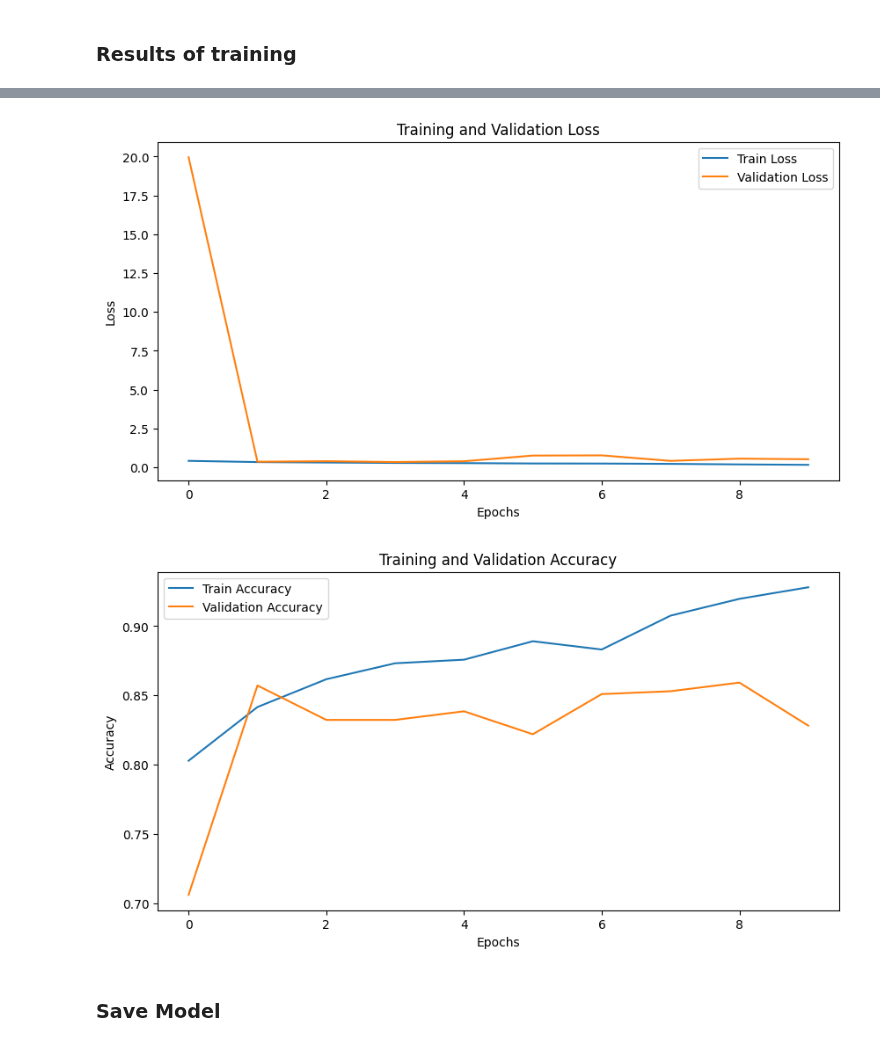
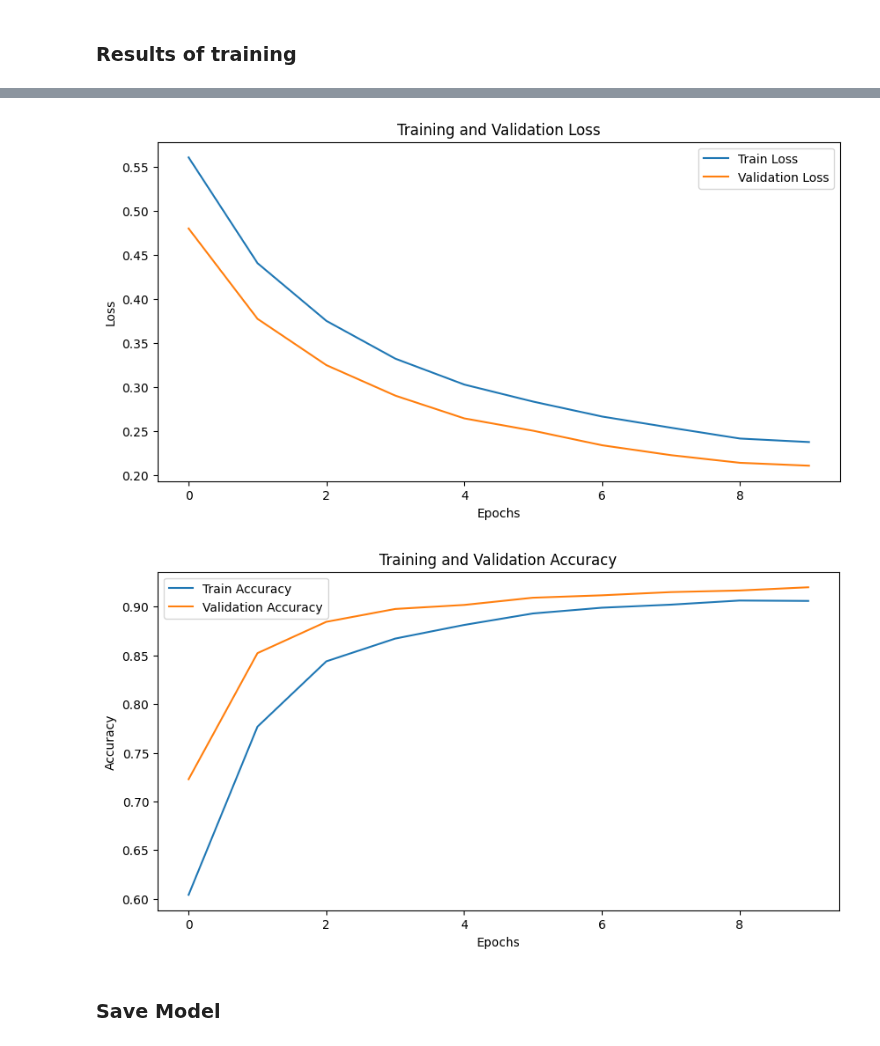
Before and after one commit to Xspencer6/ProjectDesignApplication, a Jupyter notebook: CNNmodel_visual.ipynb, the cells around one changed output, grey strips where cells are left out. Saved outputs shown, nothing was run; the diff lists cells and outputs as text; code cells hidden in the pictures.

```diff
--- a/CNNmodel_visual.ipynb
+++ b/CNNmodel_visual.ipynb
@@ -53,7 +54,7 @@ test_data['image_path'] = test_data['filename'].apply(lambda x: str(Path(r"C:\Us
 valid_data['image_path'] = valid_data['filename'].apply(lambda x: str(Path(r"C:\Users\spenc\projects\Ceramic Tiles Defect Classification [PROJECT DESIGN]\VISUAL DEFECTS\Ceramic Tile Surface Defects.v1-version-1.multiclass\valid") / x))
 # %%
 def one_hot_labels(row):
-    return torch.tensor([row['crack'], row['scratch'], row['stain']], dtype=torch.float32)
+    return torch.tensor([row['crack'], row['normal'], row['scratch'], row['stain']], dtype=torch.float32)
 
 train_data['labels'] = train_data.apply(one_hot_labels, axis=1)
 test_data['labels']= test_data.apply(one_hot_labels, axis=1)
@@ -184,11 +193,17 @@ def create_inception_model(num_classes):
 ### ResNet Model
 # %%
 def create_resnet_model(num_classes):
-    resnet_model = models.resnet18(pretrained=True)
+    resnet_model = models.resnet18(weights=models.ResNet18_Weights.DEFAULT) # pre-trained
     num_features = resnet_model.fc.in_features
     resnet_model.fc = nn.Sequential(
         nn.Linear(num_features, num_classes)
     )
+
+    # Freeze layers
+    for name, param in resnet_model.named_parameters():
+        if 'fc' not in name:
+            param.requires_grad = False
+
     return resnet_model
 # %%
 from prettytable import PrettyTable
@@ -255,5 +316,5 @@ sample_train_model(resnet_model, train_loader=train_loader, criterion=criterion,
 # %%
-def train_model(model, train_loader, val_loader, criterion, optimizer, epochs, device):
+def train_resnet_model(model, train_loader, val_loader, criterion, optimizer, epochs, device):
     train_losses = []
     train_accuracies = []
     val_losses = []
@@ -266,7 +327,7 @@ def train_model(model, train_loader, val_loader, criterion, optimizer, epochs, d
         total = 0
 
         # Training Loop
-        for inputs, labels in train_loader:
+        for batch_idx, (inputs, labels) in enumerate(train_loader):
             inputs, labels = inputs.to(device, dtype=torch.float), labels.to(device, dtype=torch.float)
             optimizer.zero_grad()
 
@@ -301,6 +362,8 @@ def train_model(model, train_loader, val_loader, criterion, optimizer, epochs, d
 
                 val_loss += loss.item()
 
+                if batch_idx % 10 == 0:
+                    print(f"Epoch {epoch+1}, Batch {batch_idx}/{len(train_loader)}: Loss {loss.item():.4f}")
                 sigmoid_outputs = torch.sigmoid(outputs)
                 preds = (sigmoid_outputs > 0.3).float()
                 val_correct += (preds == labels).sum().item()  # Correct if all labels match
@@ -367,18 +581,18 @@ train_losses, train_accuracies, val_losses, val_accuracies = train_model(
 ### ResNet training
 # %%
 # Create model
-num_classes = 3
+num_classes = 4
 device = torch.device("cuda" if torch.cuda.is_available() else "cpu")
-resnet_model = create_resnet_model()
+resnet_model = create_resnet_model(num_classes)
 resnet_model = resnet_model.to(device)
 
 # Loss and optimizer
 criterion = nn.BCEWithLogitsLoss()
-optimizer = torch.optim.Adam(resnet_model.parameters(), lr=1e-3, weight_decay=1e-5)
+optimizer = torch.optim.Adam(resnet_model.parameters(), lr=1e-4, weight_decay=1e-5)
 
-
+start = time.time()
 # Training the model
-train_losses, train_accuracies, val_losses, val_accuracies = train_model(
+train_losses, train_accuracies, val_losses, val_accuracies = train_resnet_model(
     model=resnet_model,
     train_loader=train_loader,
     val_loader=valid_loader,
@@ -387,4 +601,6 @@ train_losses, train_accuracies, val_losses, val_accuracies = train_model(
     epochs=10,
     device=device
 )
+end = time.time()
+print(f"Resnet model training time: {end - start}")
 # %% [output]
@@ -402,12 +619,12 @@ Epoch 10/10 - Train Loss: 0.1543, Train Acc: 0.9280, Val Loss: 0.5146, Val Acc:
 ### Results of training
 # %%
 # Evaluating the model on the test set
-test_loss, test_accuracy = evaluate_model(
-    model=resnet_model,
-    test_loader=test_loader,
-    criterion=criterion,
-    device=device
-)
+# test_loss, test_accuracy = evaluate_model(
+#     model=resnet_model,
+#     test_loader=test_loader,
+#     criterion=criterion,
+#     device=device
+
 
 # Visualize results
 # Visualize training and validation performance
@@ -420,7 +637,7 @@ plt.xlabel('Epochs')
 plt.ylabel('Loss')
 plt.legend()
 plt.title('Training and Validation Loss')
-plt.savefig('2 - Training and Validation Loss')
+plt.savefig('Resnet18 - Training and Validation Loss')
 plt.show()
 
 # Plot Accuracy
@@ -431,6 +648,6 @@ plt.xlabel('Epochs')
 plt.ylabel('Accuracy')
 plt.legend()
 plt.title('Training and Validation Accuracy')
-plt.savefig('2 - Training and Validation Accuracy')
+plt.savefig('Resnet18 - Training and Validation Accuracy')
 plt.show()
 # %% [output]
@@ -438,4 +654,4 @@ Test Loss: 0.5529, Test Accuracy: 0.6582
-[figure, old version]
+[figure, new version]
-[figure, old version]
+[figure, new version]
 # %% [markdown]
 ### Save Model
```
Also changed, not shown: parts of 27 cells of this notebook, 7 other files.
